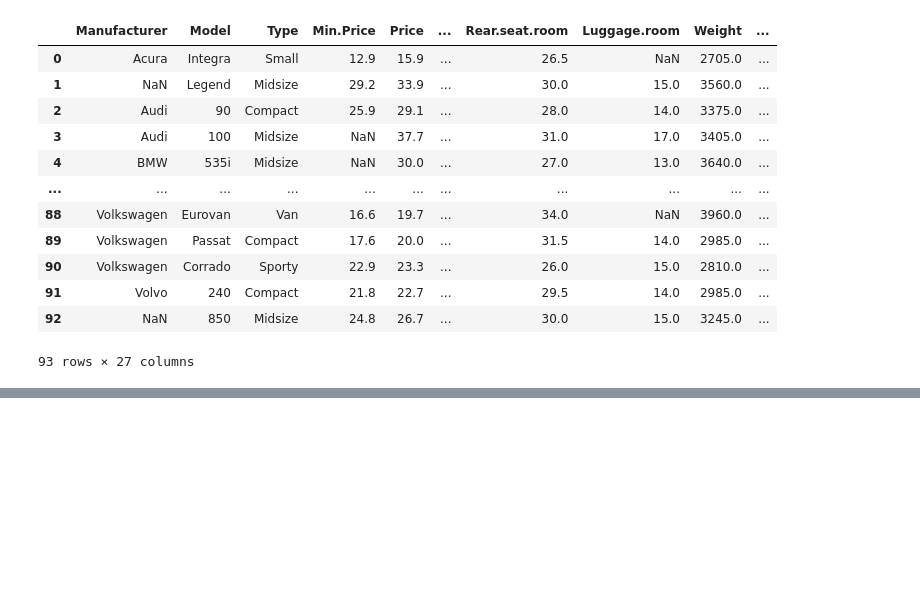
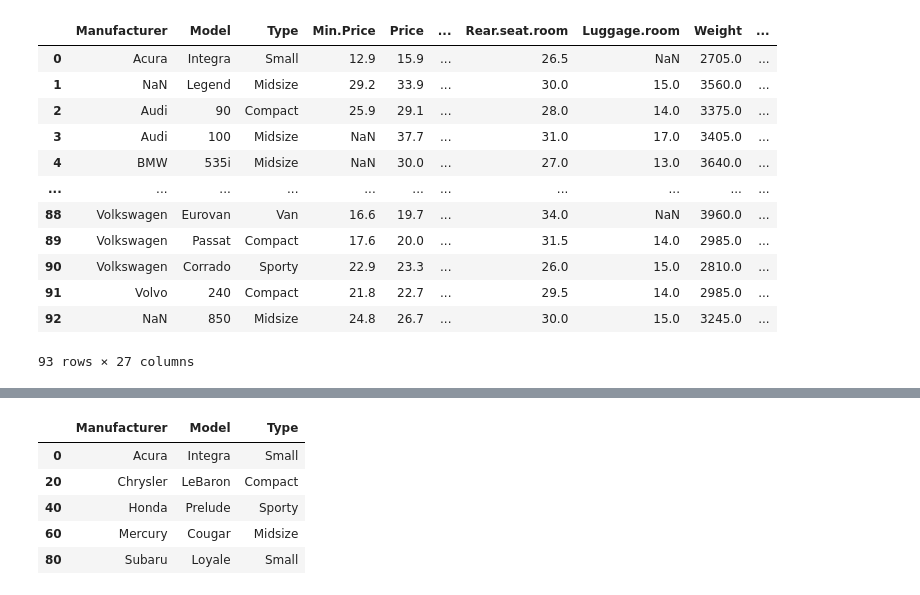
Before and after one commit to YLTsai0609/pandas_101, a Jupyter notebook: notebook.ipynb, the cells around one changed output, grey strips where cells are left out. Cells and saved outputs as stored; diff of their text form; code cells hidden in the pictures; blank space fills up the shorter version.

```diff
--- a/notebook.ipynb
+++ b/notebook.ipynb
@@ -853,0 +911,20 @@ df
+# %%
+# 49. How to filter every nth row in a dataframe?
+# Difficulty Level: L1
+
+# From df, filter the 'Manufacturer', 'Model' and 'Type' for every 20th row starting from 1st (row 0).
+
+df = pd.read_csv('https://raw.githubusercontent.com/selva86/datasets/master/Cars93_miss.csv')
+
+# More readable
+
+idx = np.arange(0, df.shape[0], step=20)
+col = ['Manufacturer','Model','Type']
+df[col].iloc[idx]
+# %% [output]
+|  | Manufacturer | Model | Type |
+| 0 | Acura | Integra | Small |
+| 20 | Chrysler | LeBaron | Compact |
+| 40 | Honda | Prelude | Sporty |
+| 60 | Mercury | Cougar | Midsize |
+| 80 | Subaru | Loyale | Small |
```
Also changed, not shown: parts of 18 cells of this notebook, 1 other file.
